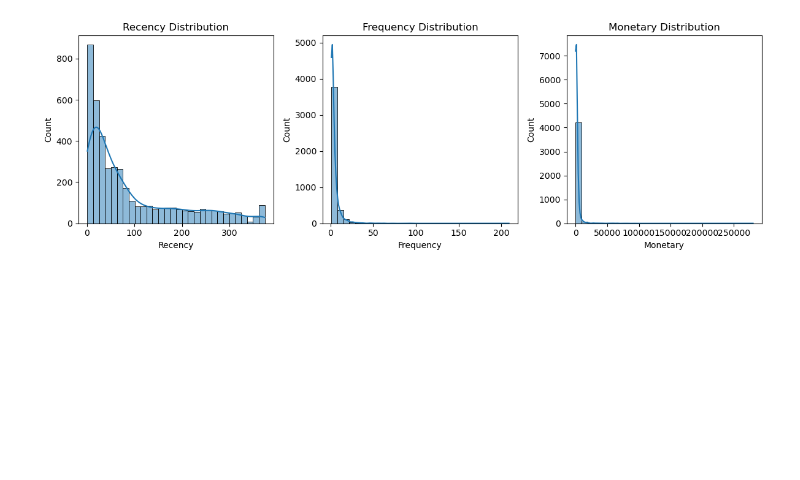
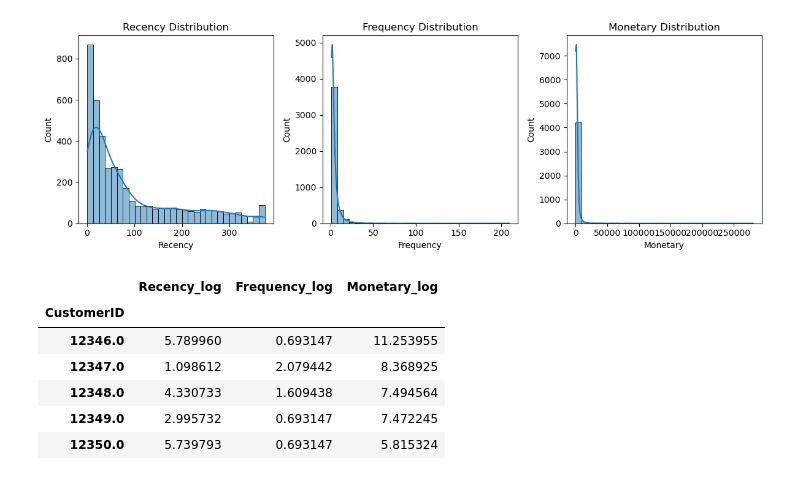
Before and after one commit to patel-tanmay/aws-customer-segmentation, a Jupyter notebook: notebooks/rfm_analysis.ipynb, the cells around one changed output. Cells and saved outputs as stored; diff of their text form; code cells hidden in the pictures; blank space fills up the shorter version.

```diff
--- a/notebooks/rfm_analysis.ipynb
+++ b/notebooks/rfm_analysis.ipynb
@@ -154,3 +154,21 @@ plt.tight_layout()
 plt.show()
 # %% [output]
 [figure]
+# %%
+import numpy as np
+
+rfm_log = rfm.copy()
+rfm_log['Recency_log']   = np.log1p(rfm['Recency'])
+rfm_log['Frequency_log'] = np.log1p(rfm['Frequency'])
+rfm_log['Monetary_log']  = np.log1p(rfm['Monetary'])
+
+rfm_log = rfm_log[['Recency_log', 'Frequency_log', 'Monetary_log']]
+rfm_log.head()
+# %% [output]
+|  | Recency_log | Frequency_log | Monetary_log |
+| CustomerID |  |  |  |
+| 12346.0 | 5.789960 | 0.693147 | 11.253955 |
+| 12347.0 | 1.098612 | 2.079442 | 8.368925 |
+| 12348.0 | 4.330733 | 1.609438 | 7.494564 |
+| 12349.0 | 2.995732 | 0.693147 | 7.472245 |
+| 12350.0 | 5.739793 | 0.693147 | 5.815324 |
```
Also changed, not shown: parts of 2 cells of this notebook.
